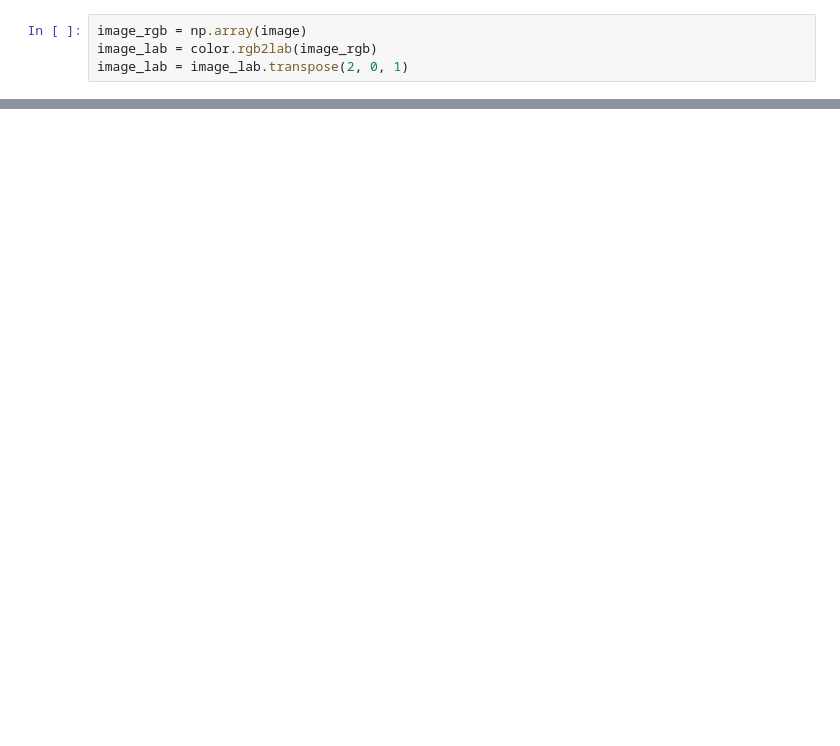
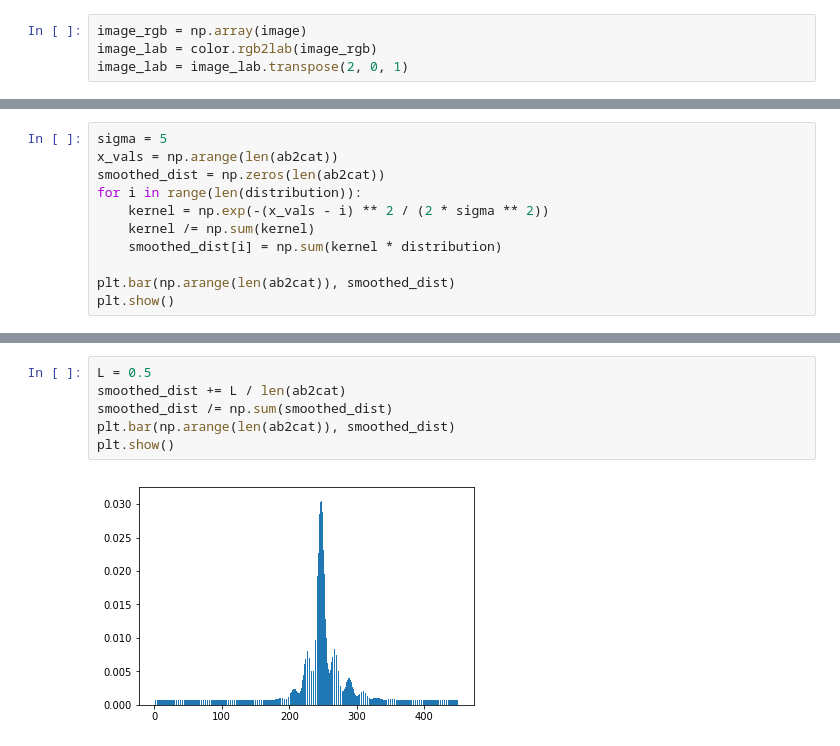
Before and after one commit to wilson1yan/ImageColorization, a Jupyter notebook: ImageColorization.ipynb, the cells around one changed output, grey strips where cells are left out. Saved outputs shown, nothing was run; the diff lists cells and outputs as text; blank space fills up the shorter version.

```diff
--- a/ImageColorization.ipynb
+++ b/ImageColorization.ipynb
@@ -65,0 +133,11 @@ class ColorizationDataset(data.Dataset):
+# %%
+sigma = 5
+x_vals = np.arange(len(ab2cat))
+smoothed_dist = np.zeros(len(ab2cat))
+for i in range(len(distribution)):
+    kernel = np.exp(-(x_vals - i) ** 2 / (2 * sigma ** 2))
+    kernel /= np.sum(kernel)
+    smoothed_dist[i] = np.sum(kernel * distribution)
+
+plt.bar(np.arange(len(ab2cat)), smoothed_dist)
+plt.show()
@@ -66,2 +146,10 @@ class ColorizationDataset(data.Dataset):
+# %%
+L = 0.5
+smoothed_dist += L / len(ab2cat)
+smoothed_dist /= np.sum(smoothed_dist)
+plt.bar(np.arange(len(ab2cat)), smoothed_dist)
+plt.show()
+# %% [output]
+[figure, added]
 # %%
 class ImageColorizer(nn.Module):
```
Also changed, not shown: parts of 27 cells of this notebook.
